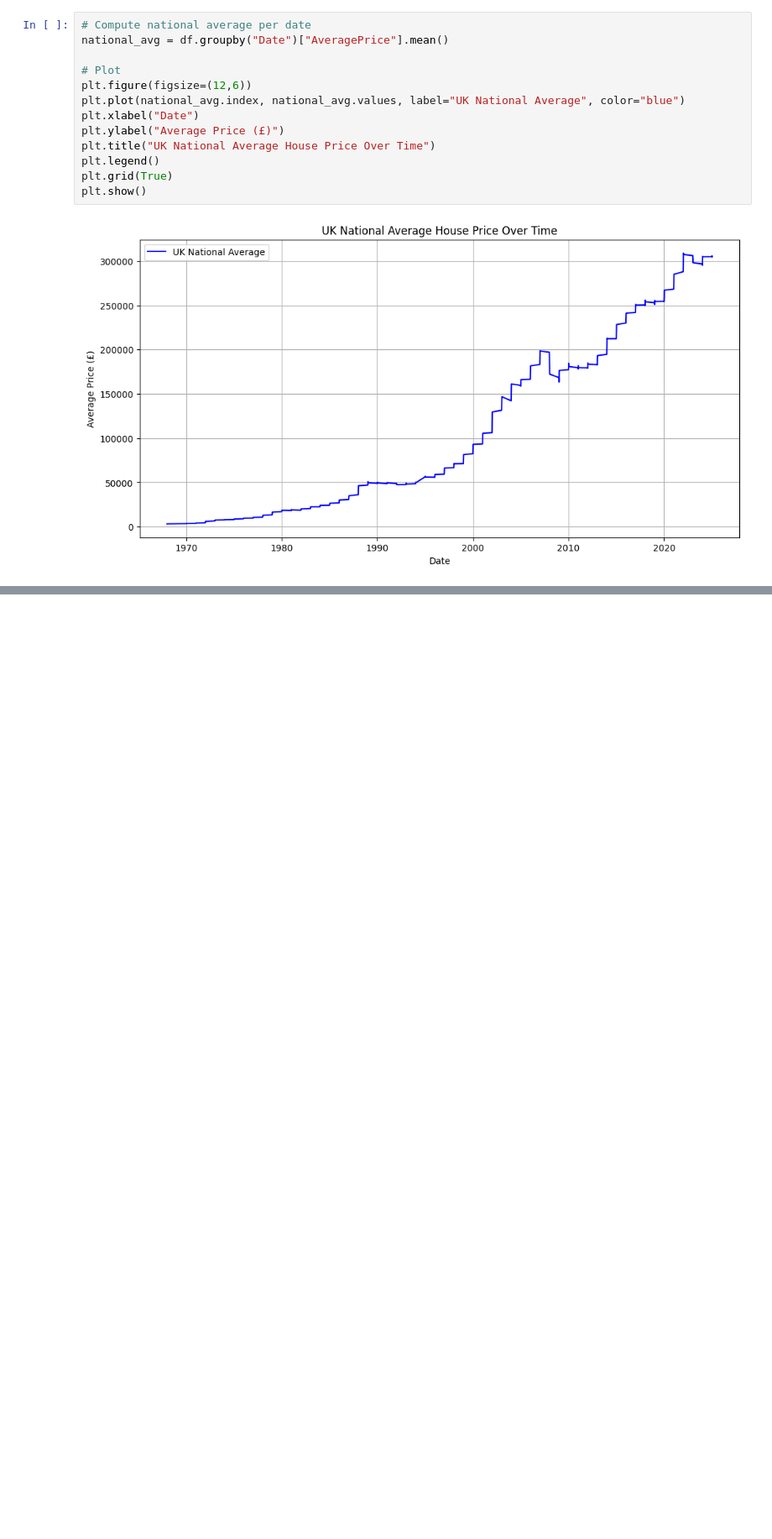
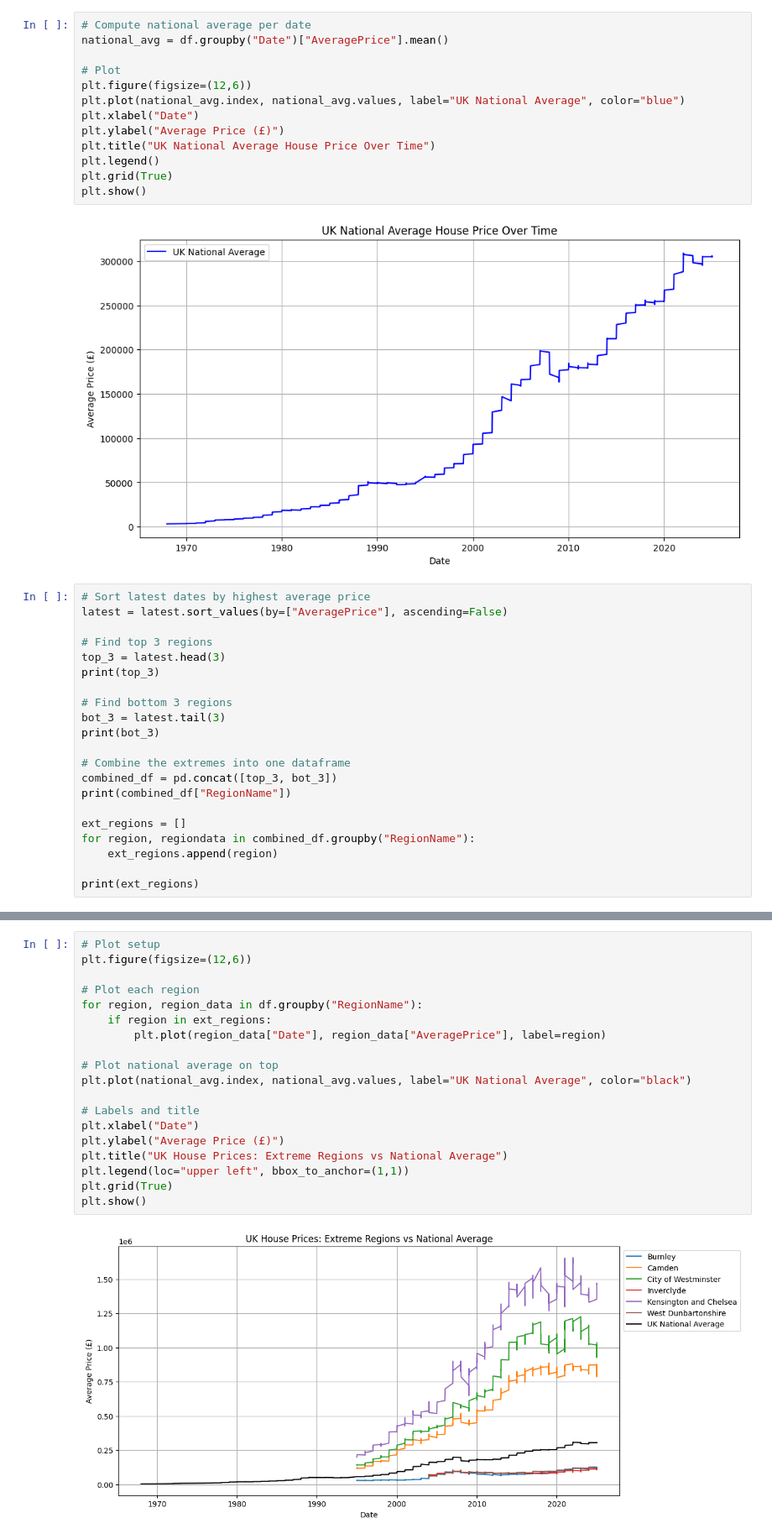
Before and after one commit to astoncrawley/uk-house-price-index, a Jupyter notebook: notebooks/uk-house-price-analysis.ipynb, the cells around one changed output, grey strips where cells are left out. Shown at 84% size. Cells and saved outputs as stored; diff of their text form; blank space fills up the shorter version.

Commit message:
Compare national average data

```diff
--- a/notebooks/uk-house-price-analysis.ipynb
+++ b/notebooks/uk-house-price-analysis.ipynb
@@ -101,3 +101,24 @@ plt.grid(True)
 plt.show()
 # %% [output]
 [figure]
+# %%
+# Sort latest dates by highest average price
+latest = latest.sort_values(by=["AveragePrice"], ascending=False)
+
+# Find top 3 regions
+top_3 = latest.head(3)
+print(top_3)
+
+# Find bottom 3 regions
+bot_3 = latest.tail(3)
+print(bot_3)
+
+# Combine the extremes into one dataframe
+combined_df = pd.concat([top_3, bot_3])
+print(combined_df["RegionName"])
+
+ext_regions = []
+for region, regiondata in combined_df.groupby("RegionName"):
+    ext_regions.append(region)
+
+print(ext_regions)
@@ -103,0 +142,21 @@ plt.show()
+# %%
+# Plot setup
+plt.figure(figsize=(12,6))
+
+# Plot each region
+for region, region_data in df.groupby("RegionName"):
+    if region in ext_regions:
+        plt.plot(region_data["Date"], region_data["AveragePrice"], label=region)
+
+# Plot national average on top
+plt.plot(national_avg.index, national_avg.values, label="UK National Average", color="black")
+
+# Labels and title
+plt.xlabel("Date")
+plt.ylabel("Average Price (£)")
+plt.title("UK House Prices: Extreme Regions vs National Average")
+plt.legend(loc="upper left", bbox_to_anchor=(1,1))
+plt.grid(True)
+plt.show()
+# %% [output]
+[figure, added]
```
Also changed, not shown: parts of 1 cell of this notebook.
